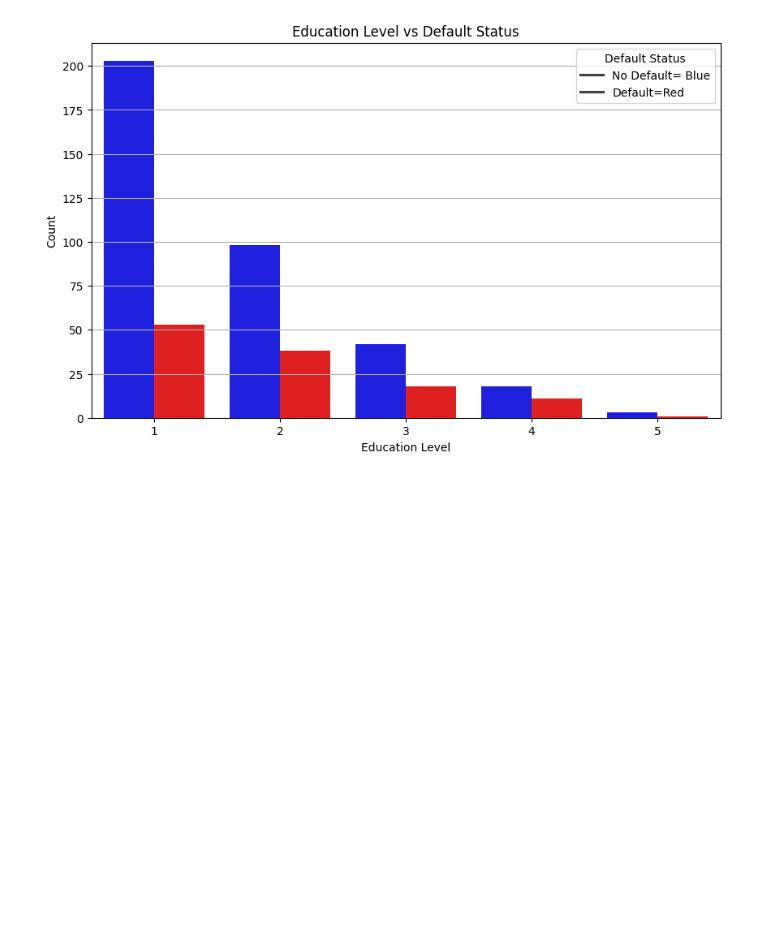
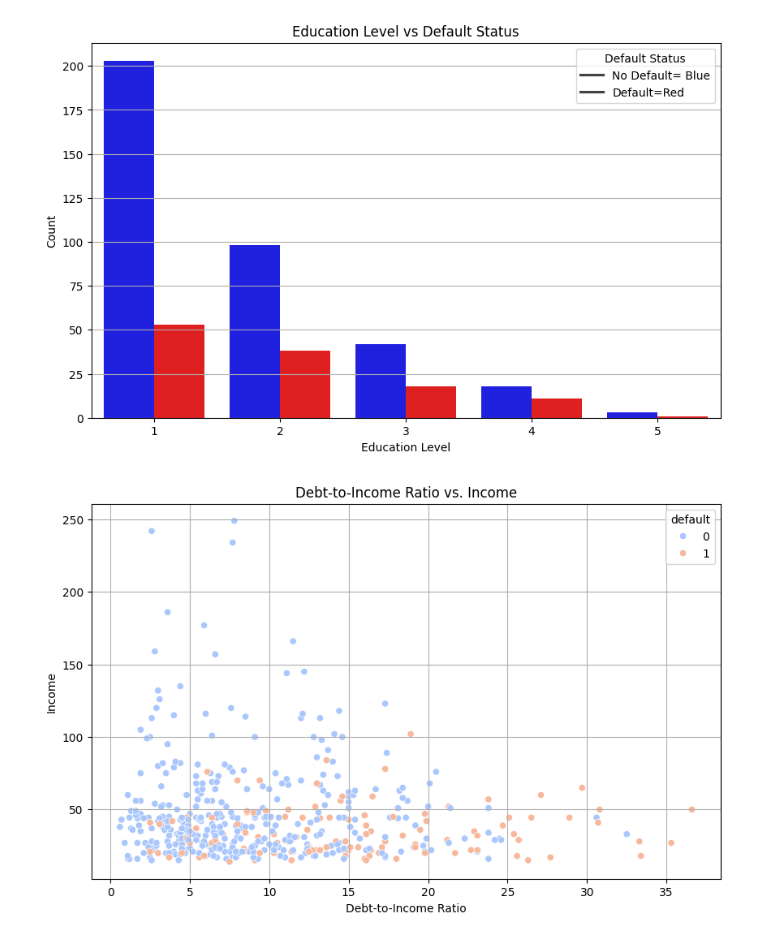
Before and after one commit to christianndjanda/DST_Assessment_0_Group_4, a Jupyter notebook: ImranV/python_analysis.ipynb, the cells around one changed output. Drawn from its saved outputs; the diff is of its cells as text; code cells hidden in the pictures; blank space fills up the shorter version.

Commit message:
more graphs no analysis yet

```diff
--- a/ImranV/python_analysis.ipynb
+++ b/ImranV/python_analysis.ipynb
@@ -82,3 +82,13 @@ plt.grid(axis='y')
 plt.show()
 # %% [output]
 [figure]
+# %%
+plt.figure(figsize=(10, 6))
+sns.scatterplot(x='debtinc', y='income', hue='default', data=data, palette='coolwarm')
+plt.title('Debt-to-Income Ratio vs. Income')
+plt.xlabel('Debt-to-Income Ratio')
+plt.ylabel('Income')
+plt.grid()
+plt.show()
+# %% [output]
+[figure, added]
```
Also changed, not shown: parts of 3 cells of this notebook.
